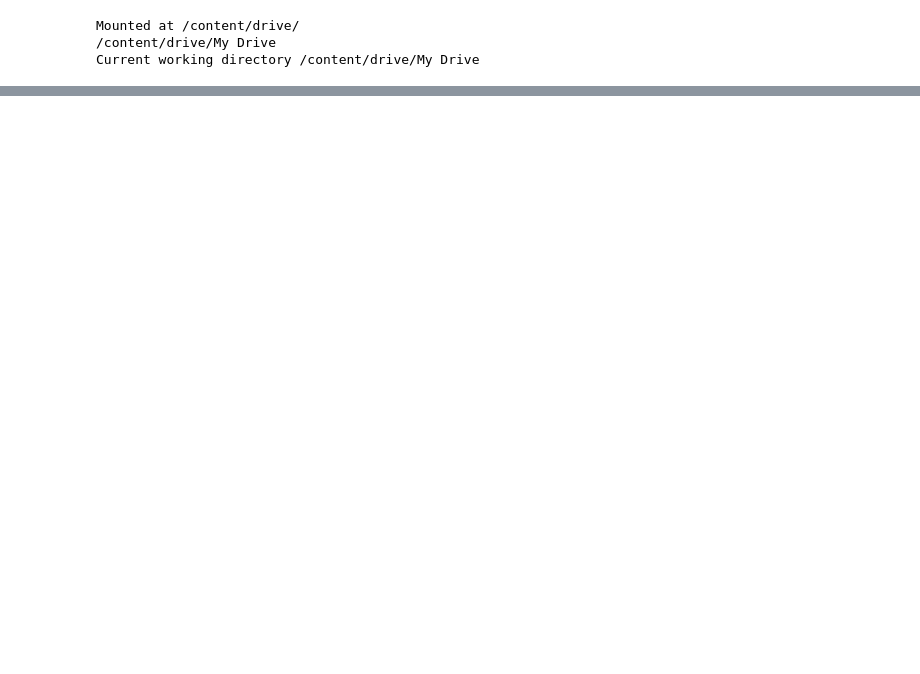
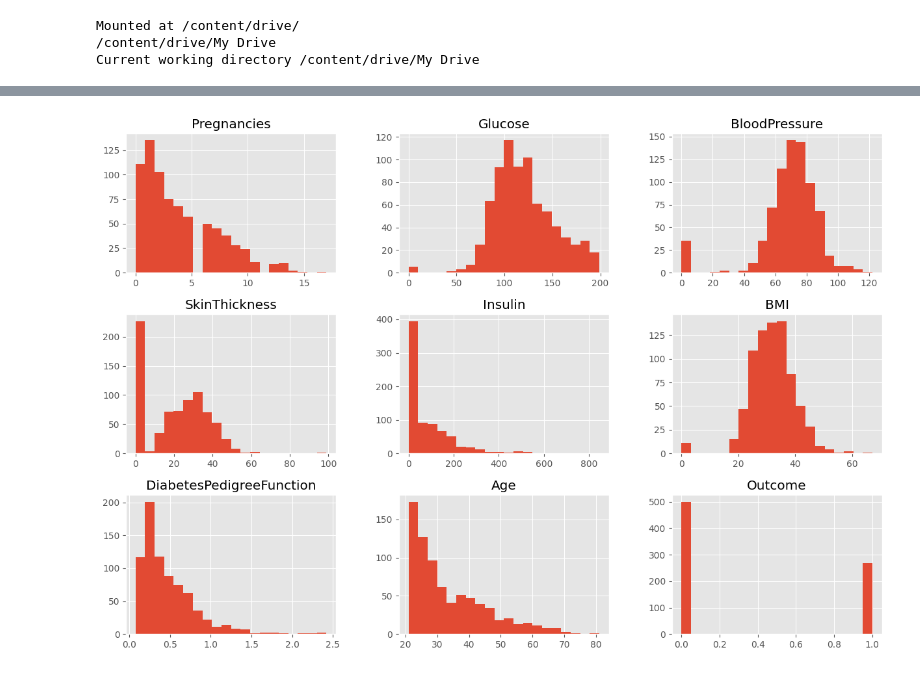
Before and after one commit to jibbsmathew/Diabetes_Dataset_Profiling, a Jupyter notebook: DiabetesAnalysis.ipynb, the cells around one changed output, grey strips where cells are left out. Saved outputs shown, nothing was run; the diff lists cells and outputs as text; code cells hidden in the pictures; blank space fills up the shorter version.

```diff
--- a/DiabetesAnalysis.ipynb
+++ b/DiabetesAnalysis.ipynb
@@ -106,7 +106,7 @@ Mounted at /content/drive/
 Current working directory /content/drive/My Drive
 # %%
 #Loading the dataset
-diabetes_data = pd.read_csv('/content/drive/My Drive/Data/diabetes.csv')
+diabetes_data = pd.read_csv('/content/drive/My Drive/data/diabetes.csv')
 
 #Print the first 5 rows of the dataframe.
 diabetes_data.head()
@@ -129,0 +218,6 @@ diabetes_data.profile_report()#Detailed Exploratory Data Analysis
+# %%
+# Histograms for each numerical column
+diabetes_data.hist(bins=20, figsize=(15, 10))
+plt.show()
+# %% [output]
+[figure, added]
```
Also changed, not shown: parts of 14 cells of this notebook.
